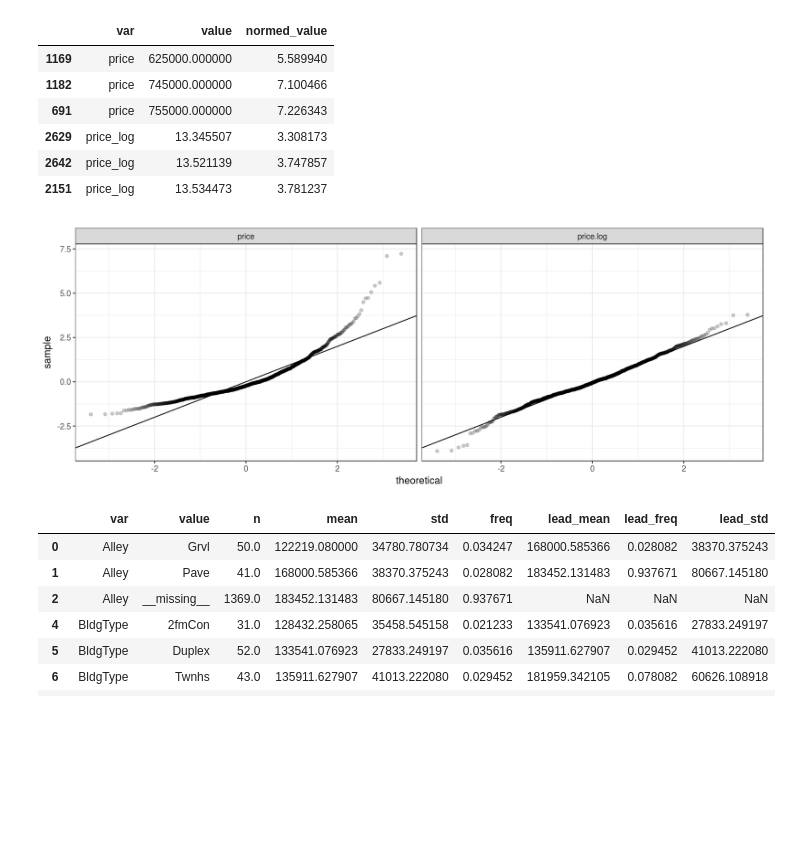
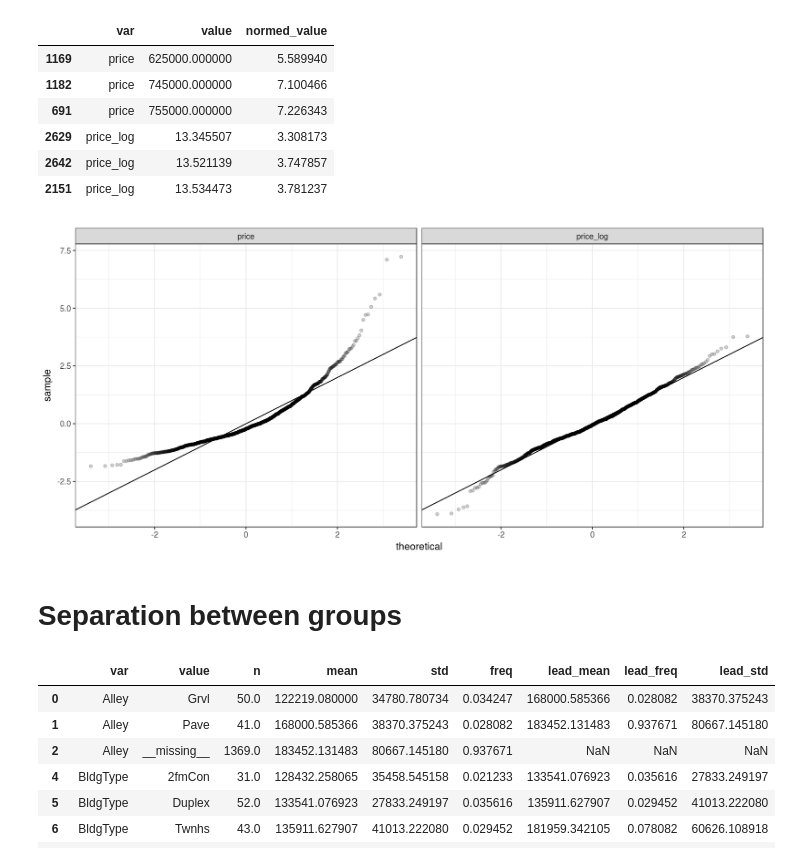
Before and after one commit to MatrixNorm/kaggle, a Jupyter notebook: pybooks/house_prices/01_first_look.ipynb, the cells around one changed output. Saved outputs shown, nothing was run; the diff lists cells and outputs as text; code cells hidden in the pictures; blank space fills up the shorter version.

```diff
--- a/pybooks/house_prices/01_first_look.ipynb
+++ b/pybooks/house_prices/01_first_look.ipynb
@@ -41,0 +70,16 @@ FactorVector with 4 elements.
+# %%
+df = pd.DataFrame({
+    'categ': ['a', 'a', 'b', np.NaN, np.NaN],
+    'x': [1, 2, 3, 4, 5]
+})
+
+(
+    df.groupby('categ')
+      .agg({'x': np.mean})
+)
+
+(
+    df.fillna('__missing__')
+      .groupby('categ')
+      .agg({'x': np.mean})
+)
@@ -195,21 +249,23 @@ target_normal_paper = pd.melt(
 | 2642 | price_log | 13.521139 | 3.747857 |
 | 2151 | price_log | 13.534473 | 3.781237 |
 # %%
-with grdevices.render_to_bytesio(grdevices.png, width=2200, height=800, res=180) as img:
+with grdevices.render_to_bytesio(grdevices.png, width=2200, height=1000, res=180) as img:
     g = (
         ggplot2.ggplot(target_normal_paper) +
         ggplot2.stat_qq(ggplot2.aes_string(sample='normed_value'), alpha=0.2) +
         ggplot2.facet_wrap(robjects.Formula('~var'), ncol=2) +
         ggplot2.geom_abline(slope=1) +
         ggplot2.theme_bw()
     )
     print(g)
 
 from IPython.display import Image, display
 data = img.getvalue()
 display(Image(data=data, format='png', embed=True))
 # %% [output]
-[figure, old version]
+[figure, new version]
+# %% [markdown]
+# Separation between groups
 # %%
 class CategVarsVsTarget:
     def __init__(self, categ_data):
```
Also changed, not shown: parts of 5 cells of this notebook, 4 other files.
